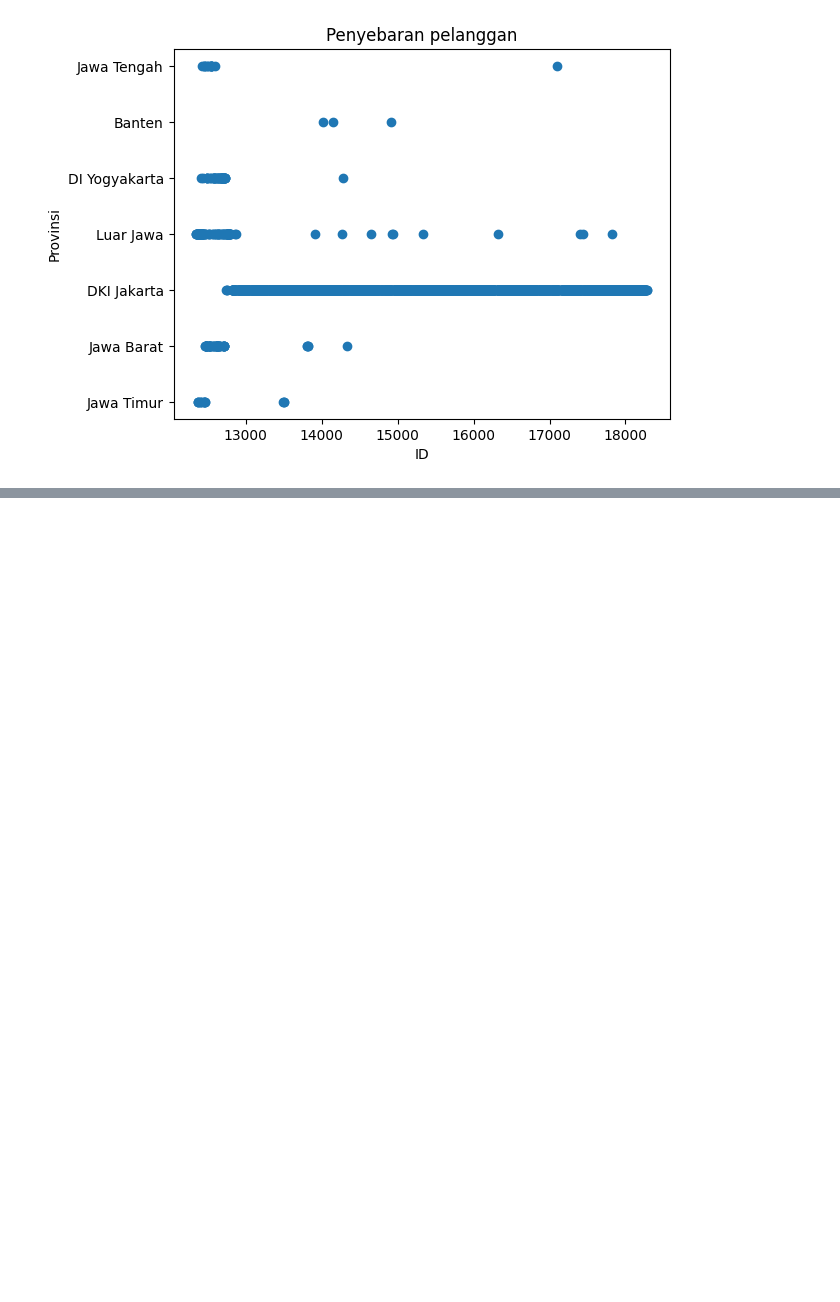
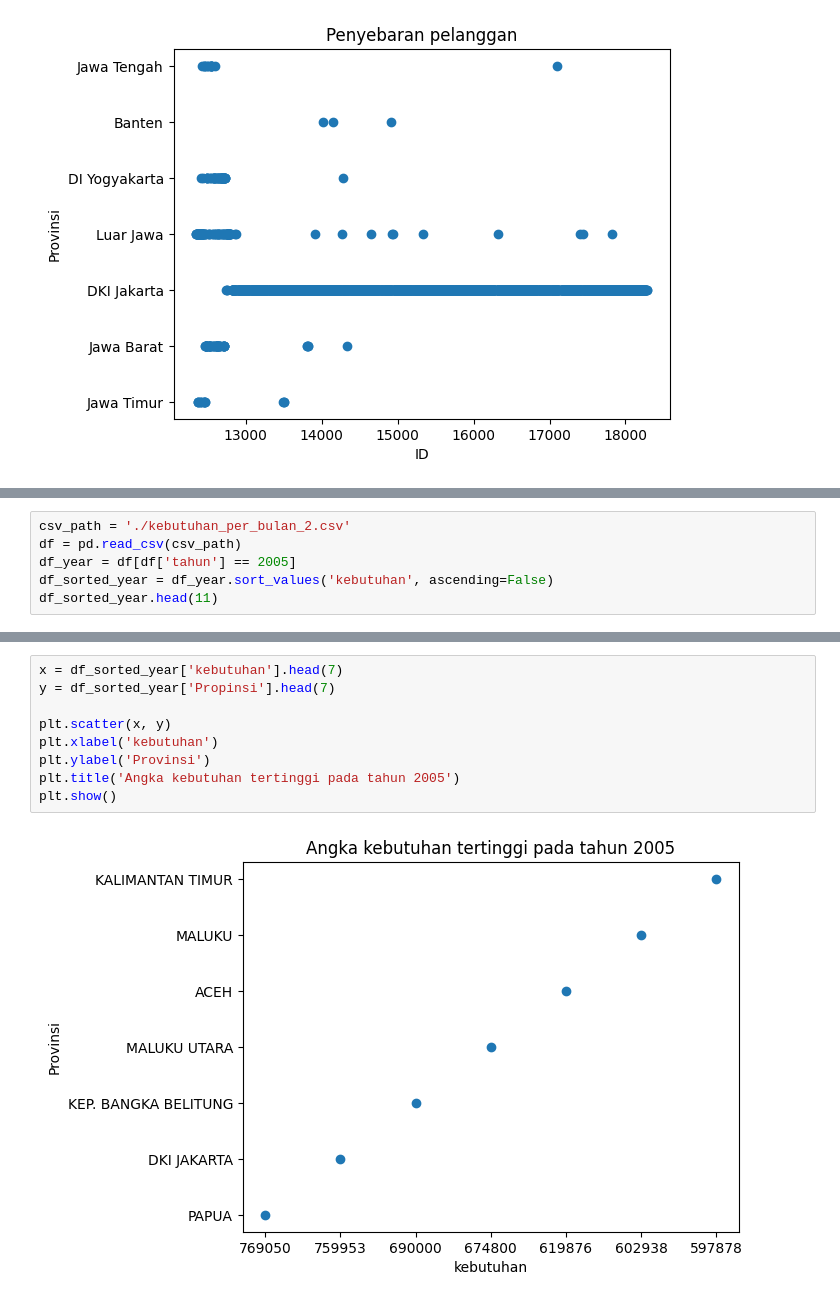
Before and after one commit to BagasSD/uas-bagas-sudam-darmana-vd, a Jupyter notebook: UAS.ipynb, the cells around one changed output, grey strips where cells are left out. Saved outputs shown, nothing was run; the diff lists cells and outputs as text; blank space fills up the shorter version.

```diff
--- a/UAS.ipynb
+++ b/UAS.ipynb
@@ -80,0 +137,6 @@ plt.show()
+# %%
+csv_path = './kebutuhan_per_bulan_2.csv'
+df = pd.read_csv(csv_path)
+df_year = df[df['tahun'] == 2005]
+df_sorted_year = df_year.sort_values('kebutuhan', ascending=False)
+df_sorted_year.head(11)
@@ -80,0 +156,11 @@ plt.show()
+# %%
+x = df_sorted_year['kebutuhan'].head(7)
+y = df_sorted_year['Propinsi'].head(7)
+
+plt.scatter(x, y)
+plt.xlabel('kebutuhan')
+plt.ylabel('Provinsi')
+plt.title('Angka kebutuhan tertinggi pada tahun 2005')
+plt.show()
+# %% [output]
+[figure, added]
```
Also changed, not shown: parts of 11 cells of this notebook.
